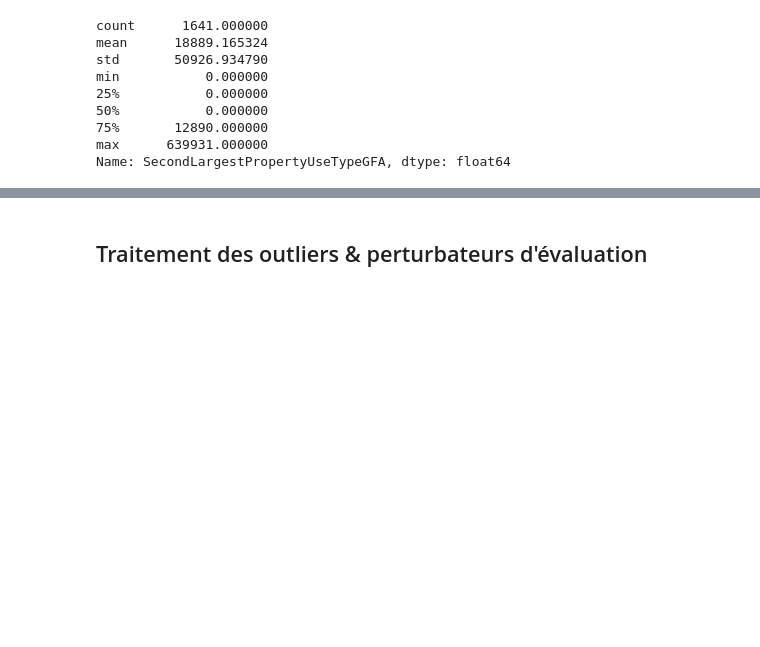
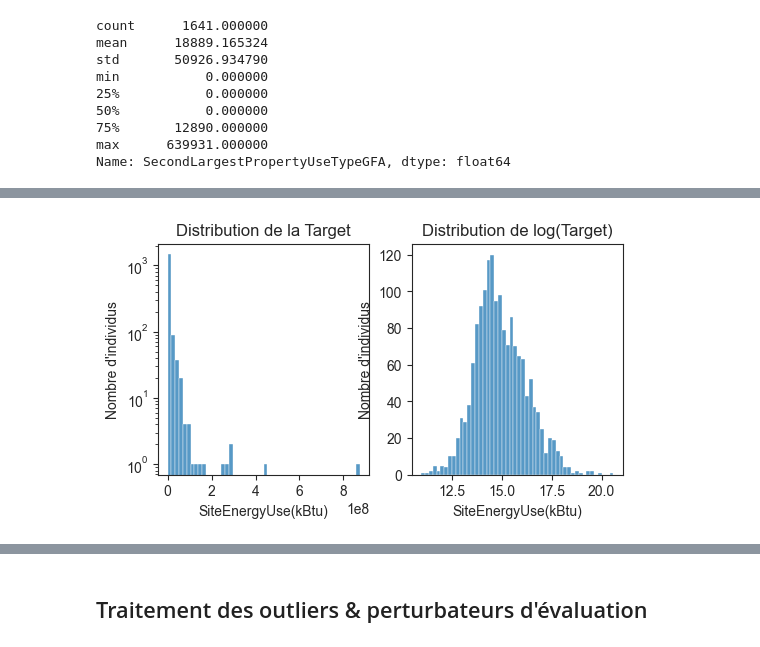
Before and after one commit to day811/OCDE-P6, a Jupyter notebook: modelistation_supervisee_EDA.ipynb, the cells around one changed output, grey strips where cells are left out. Drawn from its saved outputs; the diff is of its cells as text; code cells hidden in the pictures; blank space fills up the shorter version.

```diff
--- a/modelistation_supervisee_EDA.ipynb
+++ b/modelistation_supervisee_EDA.ipynb
@@ -408 +424,18 @@ Name: SecondLargestPropertyUseTypeGFA, dtype: float64
+# %%
+# 1. Distribution de la target
+plt.figure(figsize=(6, 3))
+
+plt.subplot(1, 2, 1)
+sns.histplot(bc_with_target[target], bins=50)
+plt.title('Distribution de la Target')
+plt.ylabel("Nombre d'individus")
+plt.yscale('log')  # échelle log car distribution très étalée
+
+plt.subplot(1, 2, 2)
+sns.histplot(np.log(bc_with_target[target]), bins=50)
+plt.ylabel("Nombre d'individus")
+plt.title('Distribution de log(Target)')
+plt.show()
+# %% [output]
+[figure, added]
 # %%
```
Also changed, not shown: parts of 4 cells of this notebook, 1 other file.
